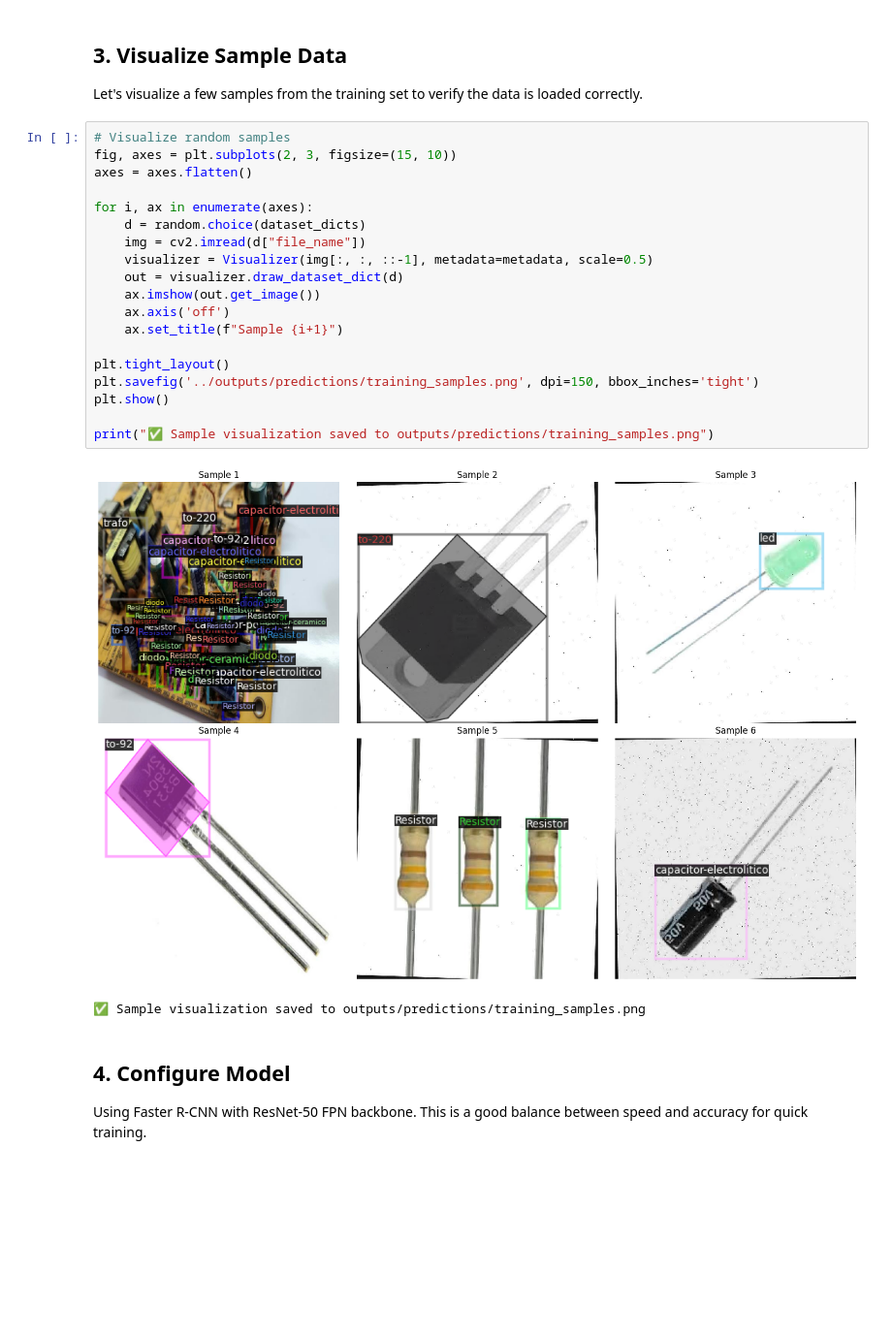
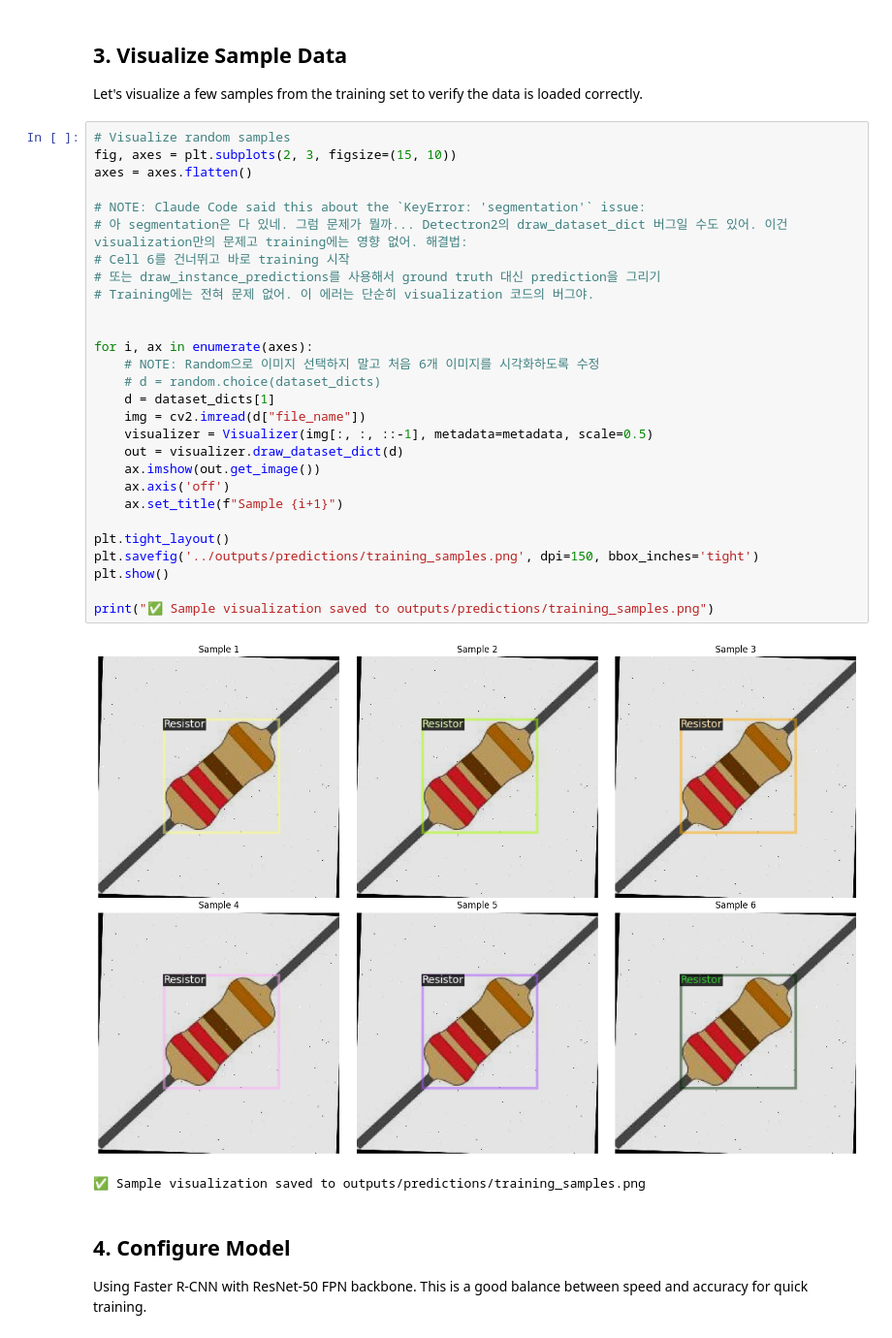
Before and after one commit to jhojin7/trying-finetuning, a Jupyter notebook: notebooks/detectron2_finetuning.ipynb, the cells around one changed output. Shown at 97% size. Cells and saved outputs as stored; diff of their text form; blank space fills up the shorter version.

```diff
--- a/notebooks/detectron2_finetuning.ipynb
+++ b/notebooks/detectron2_finetuning.ipynb
@@ -75,24 +72,33 @@ Let's visualize a few samples from the training set to verify the data is loaded
 # %%
 # Visualize random samples
 fig, axes = plt.subplots(2, 3, figsize=(15, 10))
 axes = axes.flatten()
 
+# NOTE: Claude Code said this about the `KeyError: 'segmentation'` issue:
+# 아 segmentation은 다 있네. 그럼 문제가 뭘까... Detectron2의 draw_dataset_dict 버그일 수도 있어. 이건 visualization만의 문제고 training에는 영향 없어. 해결법:
+# Cell 6를 건너뛰고 바로 training 시작
+# 또는 draw_instance_predictions를 사용해서 ground truth 대신 prediction을 그리기
+# Training에는 전혀 문제 없어. 이 에러는 단순히 visualization 코드의 버그야.
+
+
 for i, ax in enumerate(axes):
-    d = random.choice(dataset_dicts)
+    # NOTE: Random으로 이미지 선택하지 말고 처음 6개 이미지를 시각화하도록 수정
+    # d = random.choice(dataset_dicts)
+    d = dataset_dicts[1]
     img = cv2.imread(d["file_name"])
     visualizer = Visualizer(img[:, :, ::-1], metadata=metadata, scale=0.5)
     out = visualizer.draw_dataset_dict(d)
     ax.imshow(out.get_image())
     ax.axis('off')
     ax.set_title(f"Sample {i+1}")
 
 plt.tight_layout()
 plt.savefig('../outputs/predictions/training_samples.png', dpi=150, bbox_inches='tight')
 plt.show()
 
 print("✅ Sample visualization saved to outputs/predictions/training_samples.png")
 # %% [output]
-[figure, old version]
+[figure, new version]
 ✅ Sample visualization saved to outputs/predictions/training_samples.png
 # %% [markdown]
 ## 4. Configure Model
```
Also changed, not shown: parts of 5 cells of this notebook, 1 other file.
